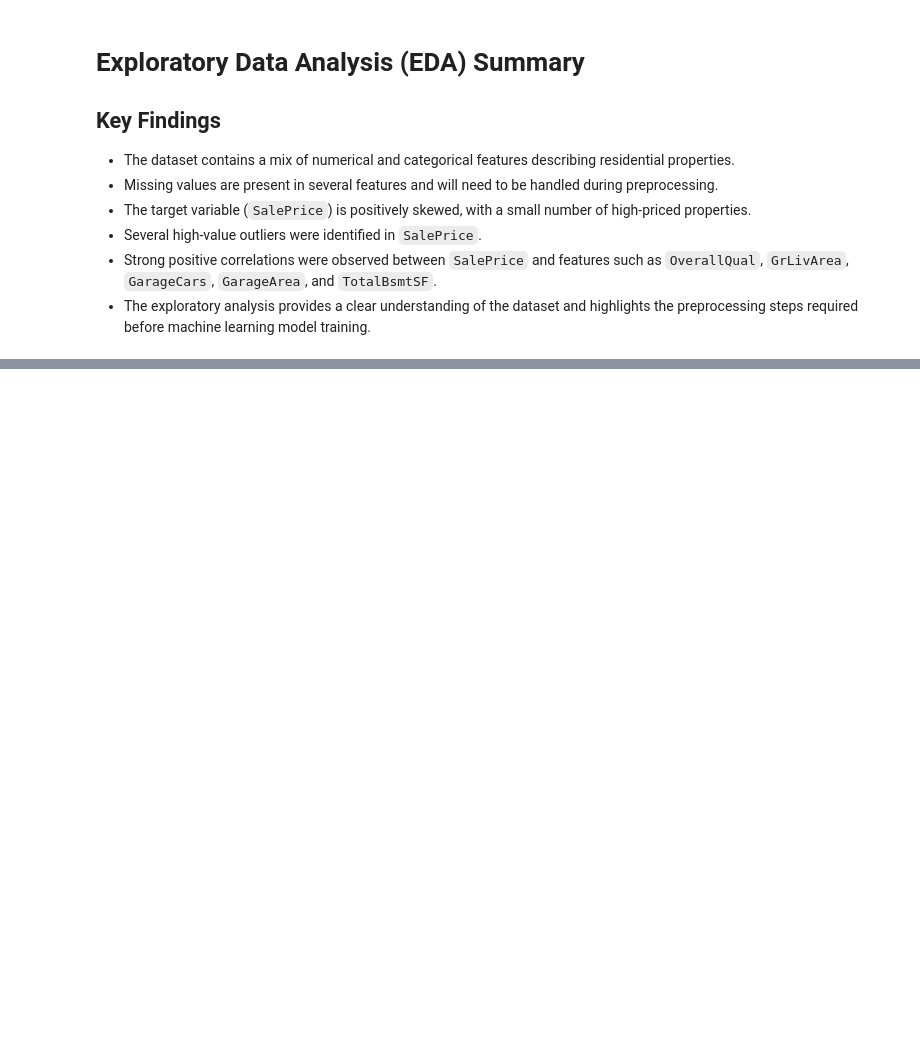
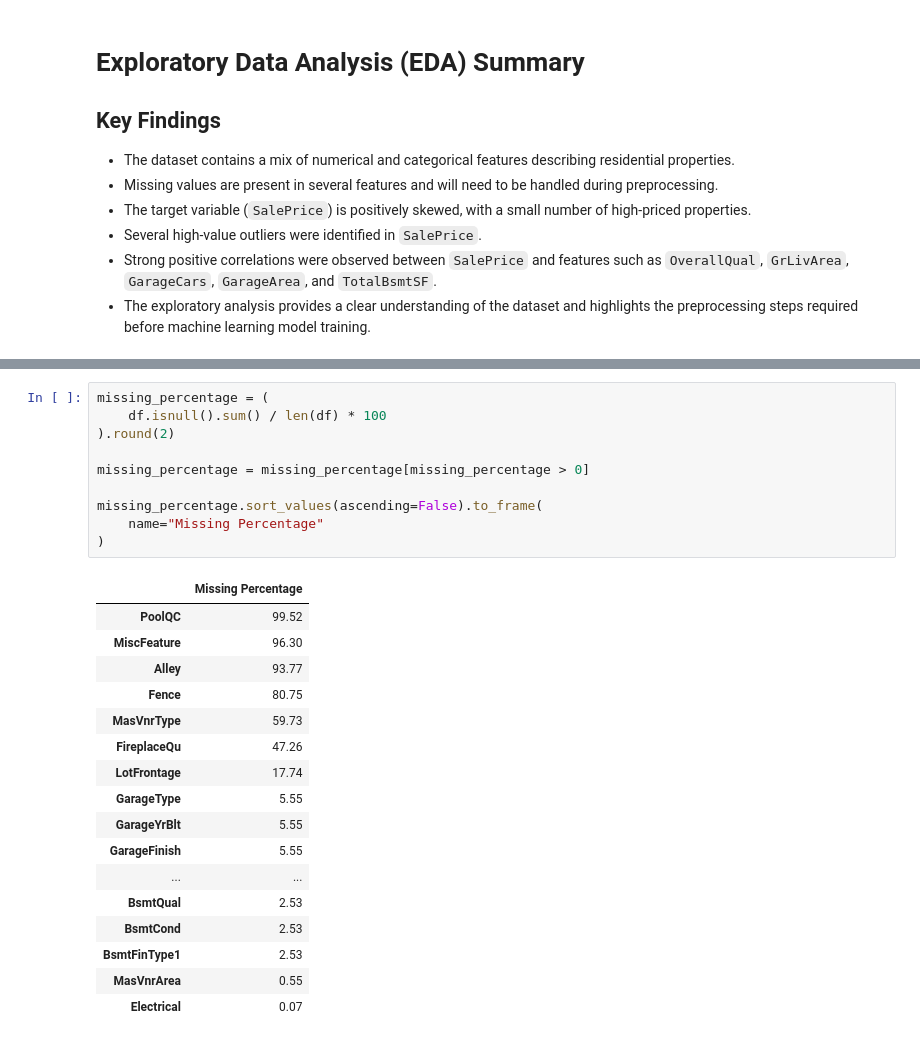
Before and after one commit to Soban-Creator/house-price-prediction, a Jupyter notebook: notebooks/01_eda.ipynb, the cells around one changed output, grey strips where cells are left out. Saved outputs shown, nothing was run; the diff lists cells and outputs as text; blank space fills up the shorter version.

```diff
--- a/notebooks/01_eda.ipynb
+++ b/notebooks/01_eda.ipynb
@@ -558,0 +619,28 @@ plt.show()
+# %%
+missing_percentage = (
+    df.isnull().sum() / len(df) * 100
+).round(2)
+
+missing_percentage = missing_percentage[missing_percentage > 0]
+
+missing_percentage.sort_values(ascending=False).to_frame(
+    name="Missing Percentage"
+)
+# %% [output]
+|  | Missing Percentage |
+| PoolQC | 99.52 |
+| MiscFeature | 96.30 |
+| Alley | 93.77 |
+| Fence | 80.75 |
+| MasVnrType | 59.73 |
+| FireplaceQu | 47.26 |
+| LotFrontage | 17.74 |
+| GarageType | 5.55 |
+| GarageYrBlt | 5.55 |
+| GarageFinish | 5.55 |
+| ... | ... |
+| BsmtQual | 2.53 |
+| BsmtCond | 2.53 |
+| BsmtFinType1 | 2.53 |
+| MasVnrArea | 0.55 |
+| Electrical | 0.07 |
```
Also changed, not shown: parts of 39 cells of this notebook.
